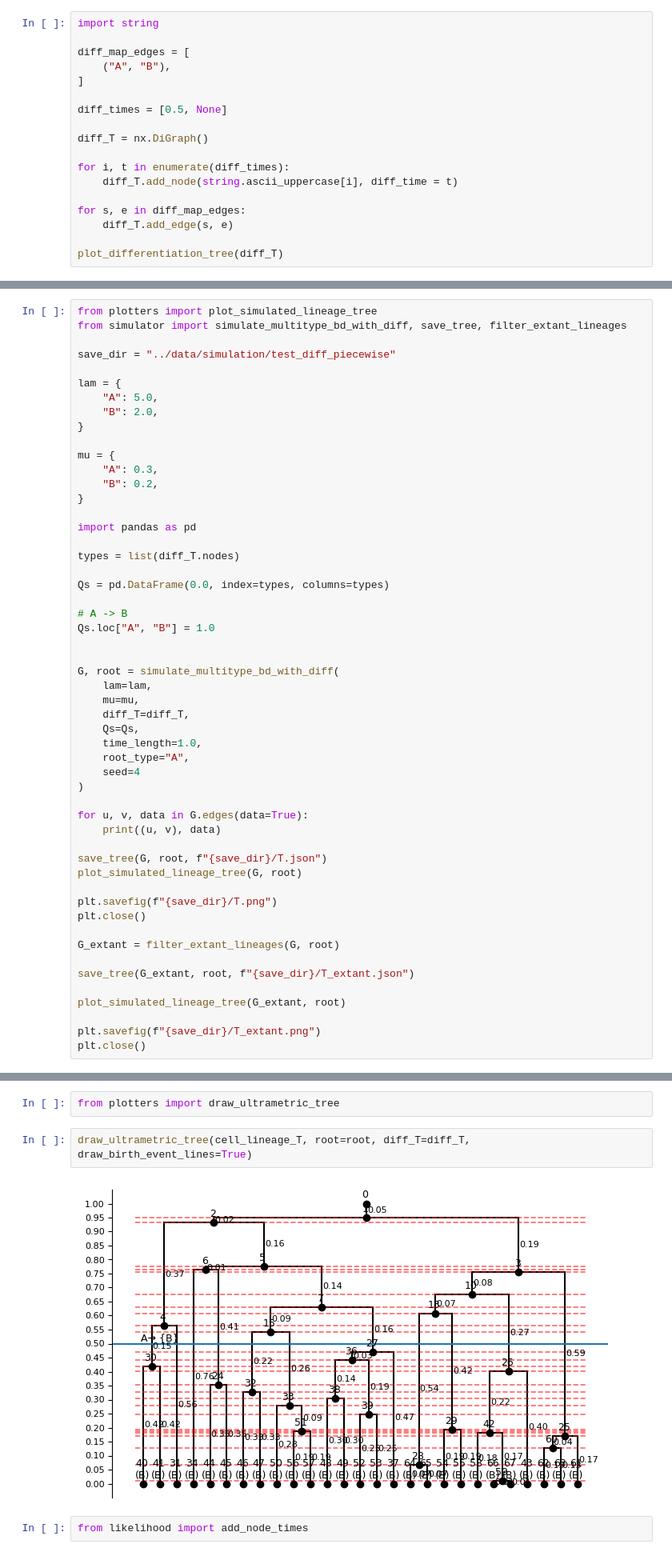
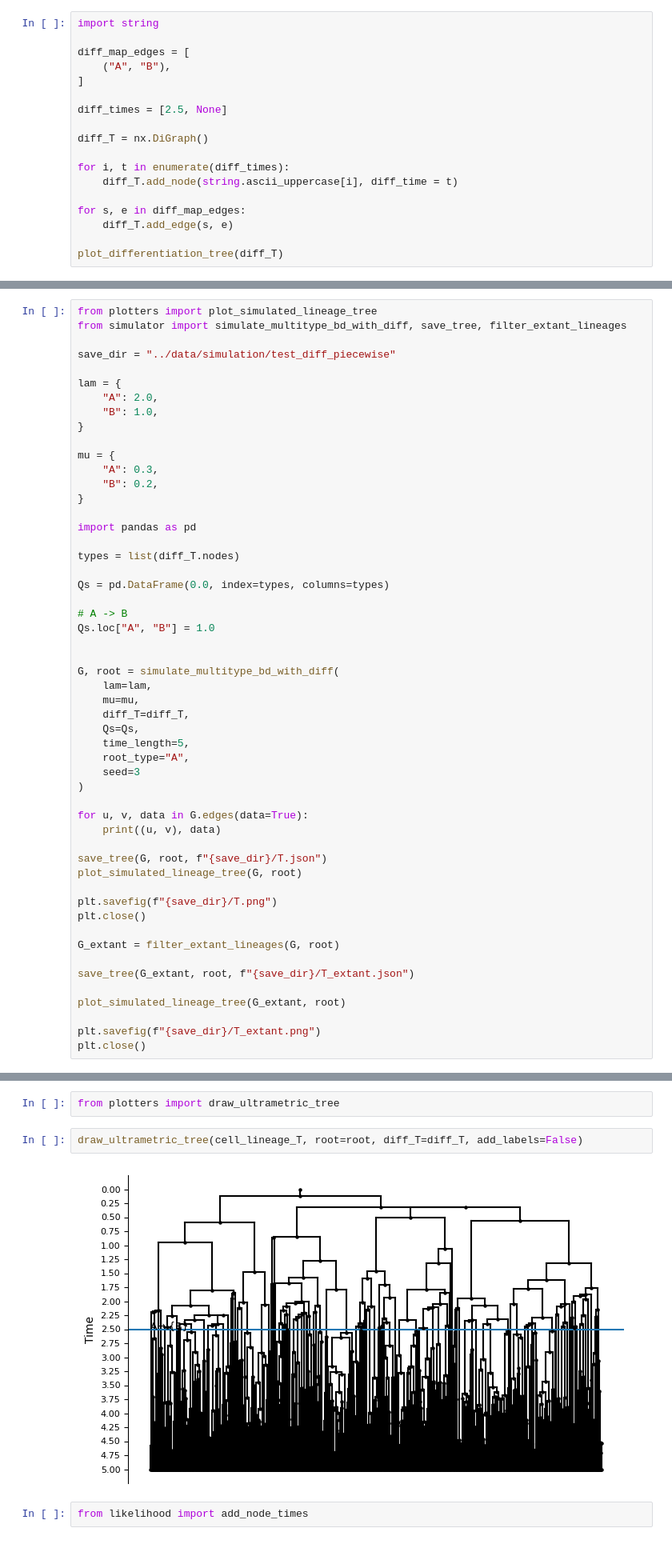
Before and after one commit to sashittal-group/CONCERT, a Jupyter notebook: notebooks/Simulation-2.ipynb, the cells around one changed output, grey strips where cells are left out. Shown at 80% size. Cells and saved outputs as stored; diff of their text form.

```diff
--- a/notebooks/Simulation-2.ipynb
+++ b/notebooks/Simulation-2.ipynb
@@ -22,7 +25,7 @@ diff_map_edges = [
     ("A", "B"),
 ]
 
-diff_times = [0.5, None]
+diff_times = [2.5, None]
 
 diff_T = nx.DiGraph()
 
@@ -44,8 +47,8 @@ from simulator import simulate_multitype_bd_with_diff, save_tree, filter_extant_
 save_dir = "../data/simulation/test_diff_piecewise"
 
 lam = {
-    "A": 5.0,
-    "B": 2.0,
+    "A": 2.0,
+    "B": 1.0,
 }
 
 mu = {
@@ -68,9 +71,9 @@ G, root = simulate_multitype_bd_with_diff(
     mu=mu,
     diff_T=diff_T,
     Qs=Qs,
-    time_length=1.0,
+    time_length=5,
     root_type="A",
-    seed=4
+    seed=3
 )
 
 for u, v, data in G.edges(data=True):
@@ -147,9 +150,9 @@ for n in T.nodes(data=True):
 # %%
 from plotters import draw_ultrametric_tree
 # %%
-draw_ultrametric_tree(cell_lineage_T, root=root, diff_T=diff_T, draw_birth_event_lines=True)
+draw_ultrametric_tree(cell_lineage_T, root=root, diff_T=diff_T, add_labels=False)
 # %% [output]
-[figure, old version]
+[figure, new version]
 # %%
 from likelihood import add_node_times
 # %%
```
Also changed, not shown: parts of 4 cells of this notebook, 14 other files.
